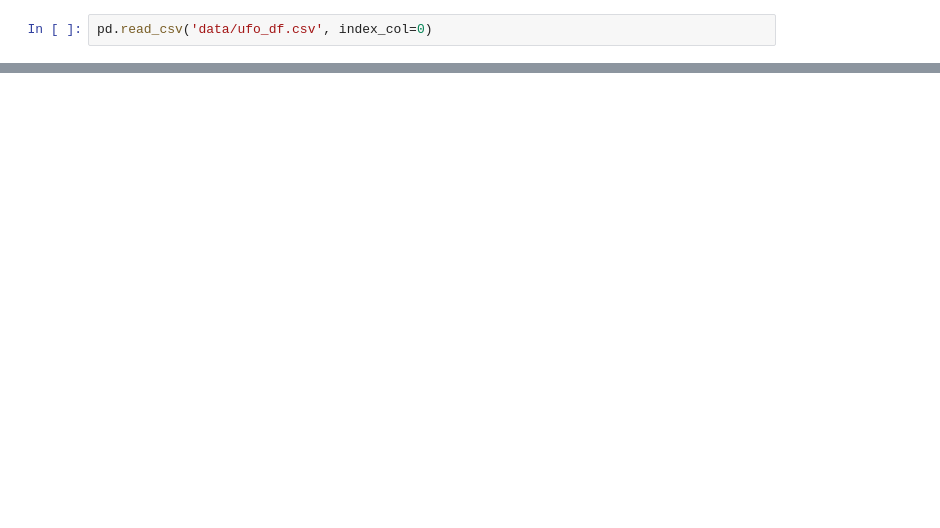
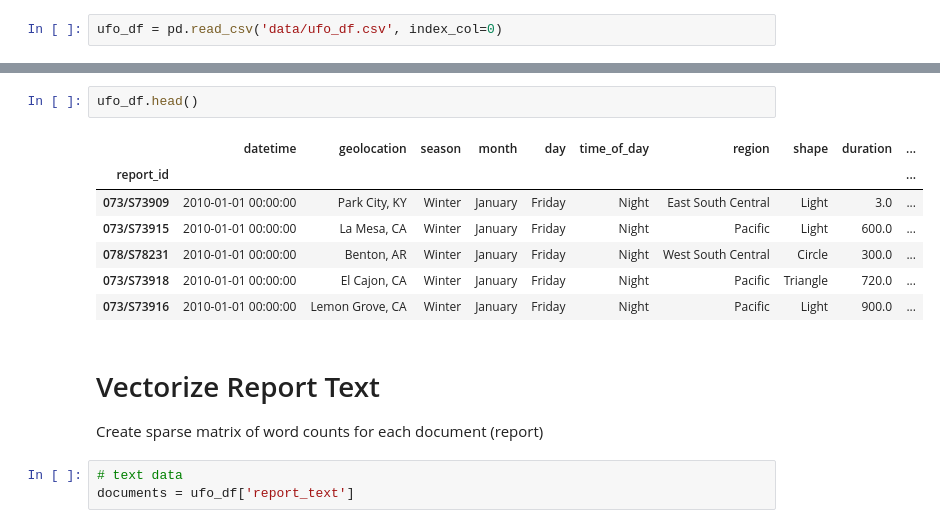
Before and after one commit to kevscon/ufo-reports, a Jupyter notebook: topics.ipynb, the cells around one changed output, grey strips where cells are left out. Drawn from its saved outputs; the diff is of its cells as text; blank space fills up the shorter version.

```diff
--- a/topics.ipynb
+++ b/topics.ipynb
@@ -5,2 +12,2 @@ import matplotlib.pyplot as plt
 # %%
-pd.read_csv('data/ufo_df.csv', index_col=0)
+ufo_df = pd.read_csv('data/ufo_df.csv', index_col=0)
@@ -21,0 +14,16 @@ pd.read_csv('data/ufo_df.csv', index_col=0)
+# %%
+ufo_df.head()
+# %% [output]
+|  | datetime | geolocation | season | month | day | time_of_day | region | shape | duration | ... |
+| report_id |  |  |  |  |  |  |  |  |  | ... |
+| 073/S73909 | 2010-01-01 00:00:00 | Park City, KY | Winter | January | Friday | Night | East South Central | Light | 3.0 | ... |
+| 073/S73915 | 2010-01-01 00:00:00 | La Mesa, CA | Winter | January | Friday | Night | Pacific | Light | 600.0 | ... |
+| 078/S78231 | 2010-01-01 00:00:00 | Benton, AR | Winter | January | Friday | Night | West South Central | Circle | 300.0 | ... |
+| 073/S73918 | 2010-01-01 00:00:00 | El Cajon, CA | Winter | January | Friday | Night | Pacific | Triangle | 720.0 | ... |
+| 073/S73916 | 2010-01-01 00:00:00 | Lemon Grove, CA | Winter | January | Friday | Night | Pacific | Light | 900.0 | ... |
+# %% [markdown]
+# Vectorize Report Text
+Create sparse matrix of word counts for each document (report)
+# %%
+# text data
+documents = ufo_df['report_text']
```
Also changed, not shown: parts of 21 cells of this notebook, 2 other files.
